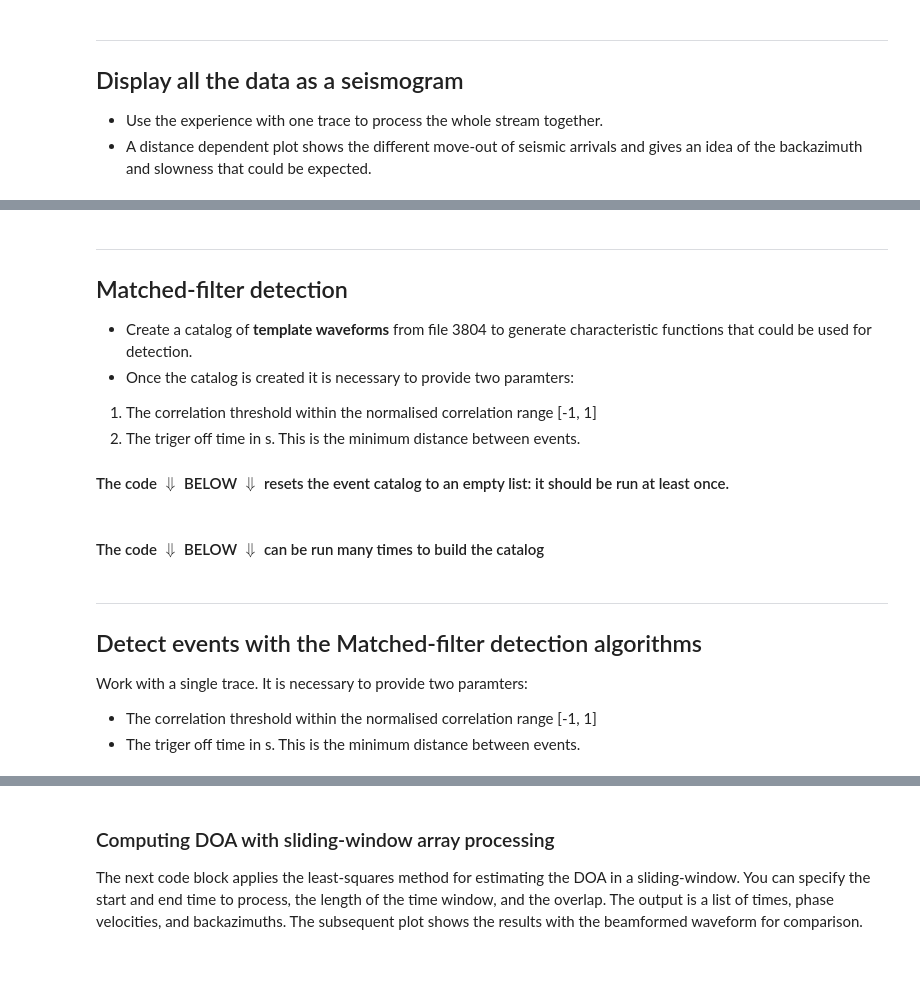
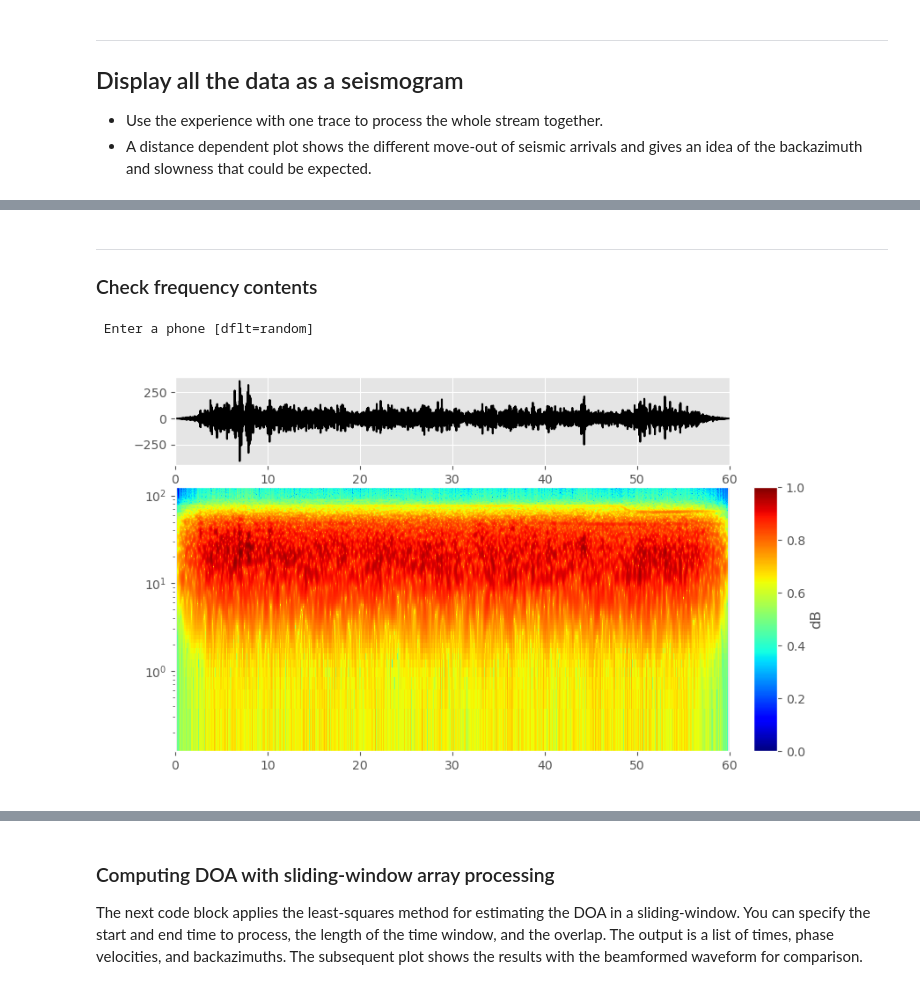
Before and after one commit to jandyr/ProSeisSN, a Jupyter notebook: Unit08/Nbk08.ipynb, the cells around one changed output, grey strips where cells are left out. Cells and saved outputs as stored; diff of their text form; code cells hidden in the pictures.

```diff
--- a/Unit08/Nbk08.ipynb
+++ b/Unit08/Nbk08.ipynb
@@ -77,0 +81,23 @@ p.pgather(ttb_loc[:,1], ttb_loc[:,2], ttb_loc[:,0], coord='cartesian')
+# %%
+"""
+====================== READ THE SEISMIC DATA LOCALLY ======================
+File hints:
+3710 and 3720 -> several events
+3740 -> 2 events
+3790 -> 1 event (6-7.5)
+"""
+#------ Read the seismic data
+ent = str(np.random.choice(np.arange(3700, 3811, 10)))
+ent = input(f'   Enter a file number in [3695, 3810], rtn=random:\n') or ent
+ent = ent.rstrip().split(' ')
+print(f">> Read with data file {ent}")
+ent = '../Data/ttb/'+ent[0]+'.dat'
+#
+#------- Read the data file as a SEG2 object
+
+print(ent)
+st = read(ent)
+#
+#------- Print stream information
+dummy = float(st[-1].stats.seg2.RECEIVER_LOCATION)
+print(f">> Gather acquired on {st[0].stats.starttime}, has {int(st[0].stats.npts)} data points.")
@@ -112,8 +152,0 @@ gather.plot(type='section',
-# %% [markdown]
----
-## Matched-filter detection
-- Create a catalog of **template waveforms** from file 3804 to generate characteristic functions that could be used for detection.
-- Once the catalog is created it is necessary to provide two paramters:
-1) The correlation threshold within the normalised correlation range [-1, 1]
-2)  The triger off time in s. This is the minimum distance between events.
-#### The code $\Downarrow$ BELOW $\Downarrow$ resets the event catalog to an empty list: it should be run at least once.
@@ -128,28 +153,18 @@ print(f">> Event catalog reset")
-# %% [markdown]
-#### The code $\Downarrow$ BELOW $\Downarrow$ can be run many times to build the catalog
+# %% [markdown]
+---
+### Check frequency contents
 # %%
-"""
-Build a catalog of templates.
-"""
-#------ Construct catalog
 #------ Pick up a phone
 dummy = np.random.randint(1, len(st)+1)
 ent = input(f' Enter a phone [dflt=random] ')
 ent = int( ent.rstrip().split(' ')[0] ) if ent else dummy
-#------- The trace = Phone -1.
+#------- The trace
 trZ = gather[ent - 1].copy()
-#
-#------ Plot Spectrogram
+#       +───────+─> Trace = Phone -1
+#------ Relative time: nummpy array
 time = trZ.times(type="relative")
+#------ Plot Trace+Spectrogram
 p.Pspect(time, trZ)
-#
-#-------- Construct catalog of template waveforms with names
-cat, tname = u.cat_wfrm(trZ, cat, tname, ent)
-#
-print(f">> Template catalog has {len(cat)} templates: {tname}")
+# %% [output]
+ Enter a phone [dflt=random]
+[figure, added]
-# %% [markdown]
----
-## Detect events with the Matched-filter detection algorithms
-Work with a single trace. It is necessary to provide two paramters:
-- The correlation threshold within the normalised correlation range [-1, 1]
-- The triger off time in s. This is the minimum distance between events.
```
Also changed, not shown: parts of 18 cells of this notebook, 3 other files.
